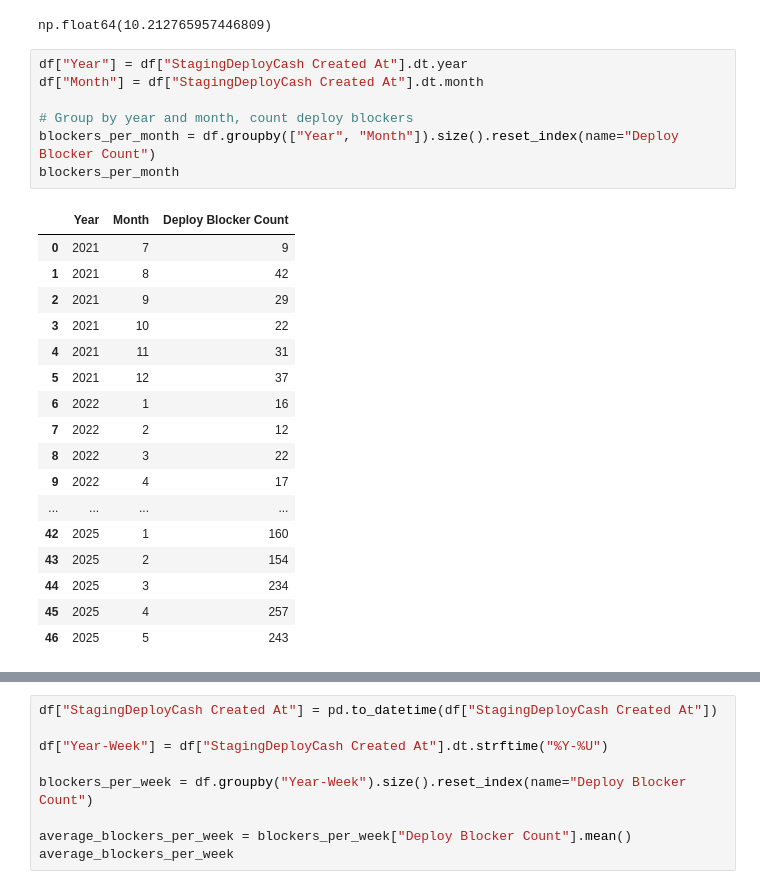
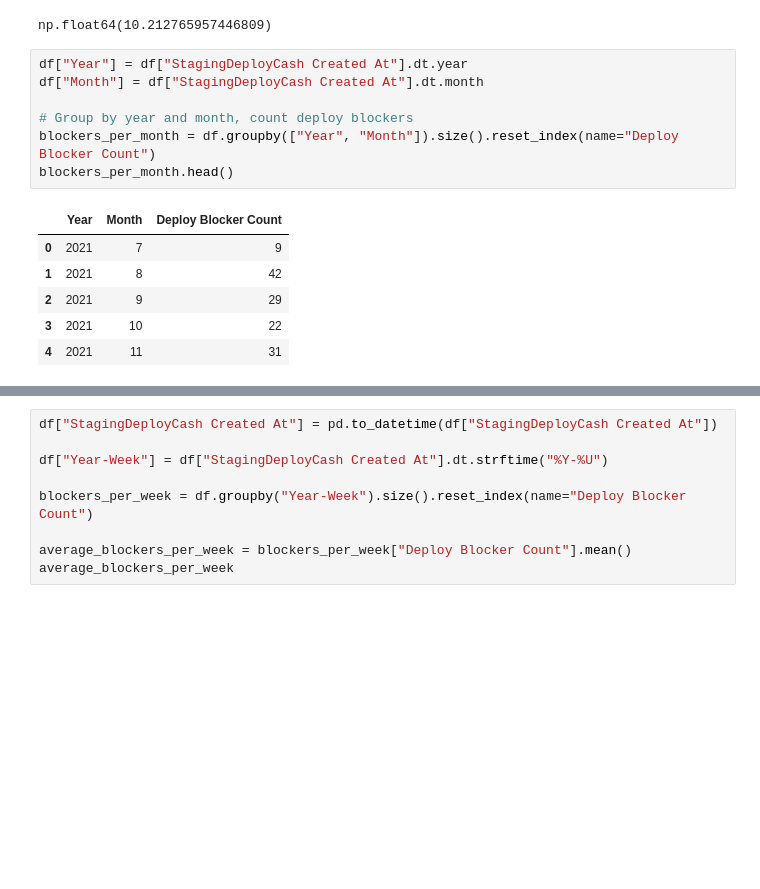
Before and after one commit to rushatgabhane/blame-gpt, a Jupyter notebook: notebooks/deploy_blocker.ipynb, the cells around one changed output, grey strips where cells are left out. Cells and saved outputs as stored; diff of their text form; blank space fills up the shorter version.

```diff
--- a/notebooks/deploy_blocker.ipynb
+++ b/notebooks/deploy_blocker.ipynb
@@ -88,28 +77,17 @@ np.float64(10.212765957446809)
 # %%
 df["Year"] = df["StagingDeployCash Created At"].dt.year
 df["Month"] = df["StagingDeployCash Created At"].dt.month
 
 # Group by year and month, count deploy blockers
 blockers_per_month = df.groupby(["Year", "Month"]).size().reset_index(name="Deploy Blocker Count")
-blockers_per_month
+blockers_per_month.head()
 # %% [output]
 |  | Year | Month | Deploy Blocker Count |
 | 0 | 2021 | 7 | 9 |
 | 1 | 2021 | 8 | 42 |
 | 2 | 2021 | 9 | 29 |
 | 3 | 2021 | 10 | 22 |
 | 4 | 2021 | 11 | 31 |
-| 5 | 2021 | 12 | 37 |
-| 6 | 2022 | 1 | 16 |
-| 7 | 2022 | 2 | 12 |
-| 8 | 2022 | 3 | 22 |
-| 9 | 2022 | 4 | 17 |
-| ... | ... | ... | ... |
-| 42 | 2025 | 1 | 160 |
-| 43 | 2025 | 2 | 154 |
-| 44 | 2025 | 3 | 234 |
-| 45 | 2025 | 4 | 257 |
-| 46 | 2025 | 5 | 243 |
 # %%
 import calendar
 
```
Also changed, not shown: parts of 10 cells of this notebook, 6 other files.
